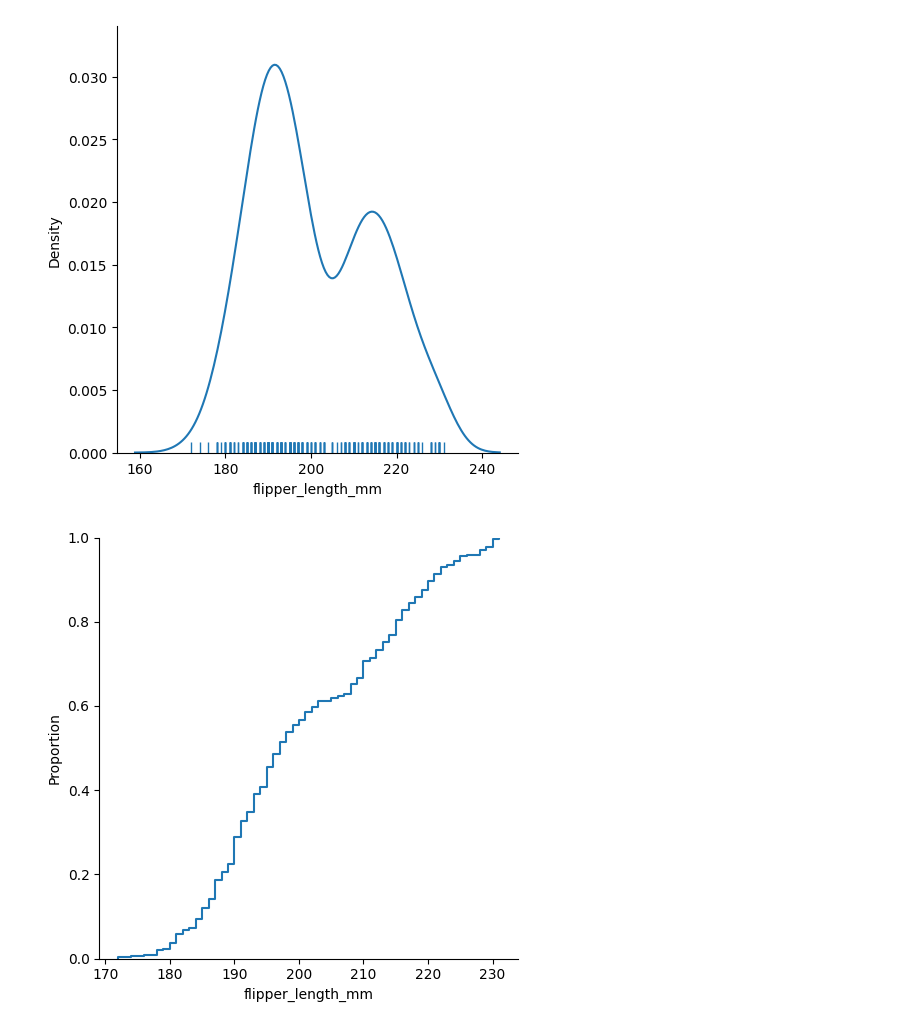
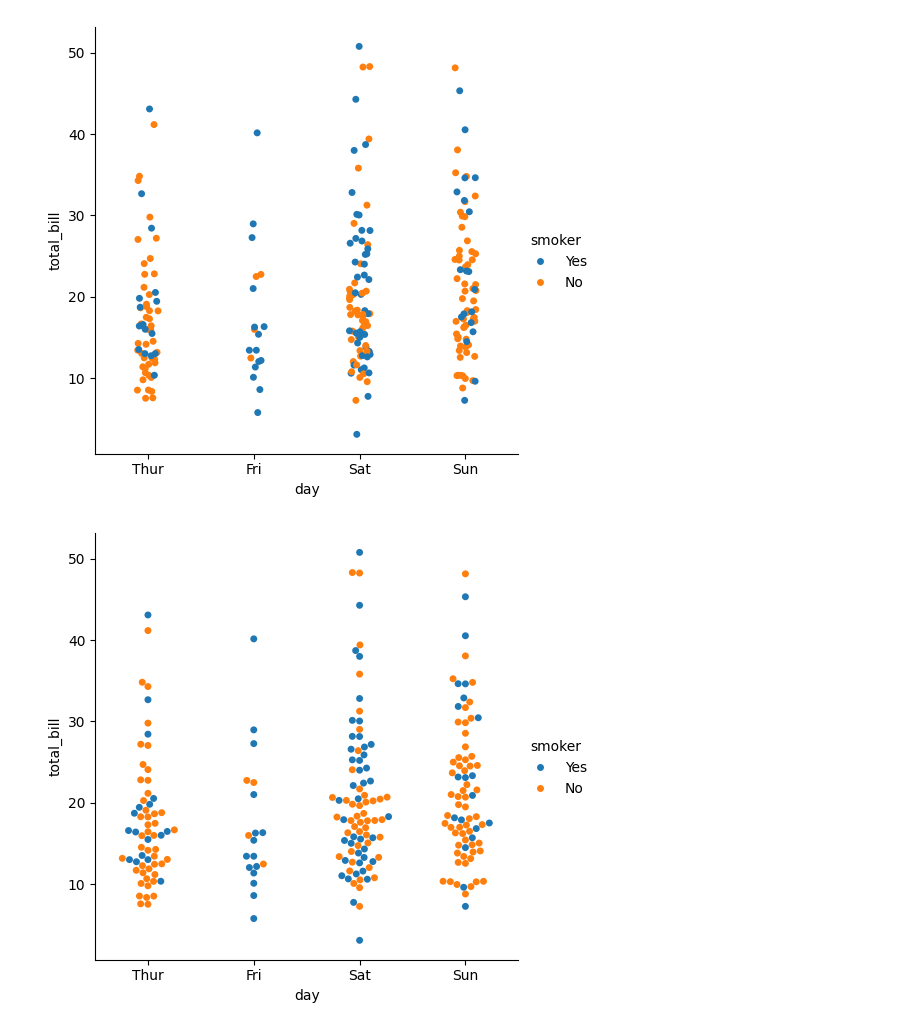
Before and after one commit to XavZol/Seaborn, a Jupyter notebook: Seaborn_New.ipynb, the cells around one changed output. Drawn from its saved outputs; the diff is of its cells as text; code cells hidden in the pictures.

```diff
--- a/Seaborn_New.ipynb
+++ b/Seaborn_New.ipynb
@@ -32,16 +1,50 @@ plt.show()
-# %%
-sns.displot(data=pinguinos,
-            x="flipper_length_mm",
-            kind="kde",
-            rug=True)
-plt.show()
-# %% [output]
-[figure, removed]
-# %%
-
-sns.displot(data=pinguinos,
-            x="flipper_length_mm",
-            kind="ecdf",) # Dato de distribución acumulativa empirica, nos muestra la proporción de observaciones que caen por debajop de cada valor
-plt.show()
-# %% [output]
-[figure, removed]
+# %%
+import seaborn as sns
+import matplotlib.pyplot as plt
+
+propinas = sns.load_dataset("tips")
+
+sns.catplot(data=propinas,
+            kind="strip",
+            x="day",
+            y="total_bill",
+            hue="smoker");
+plt.show()
+
+sns.catplot(data=propinas,
+            kind="swarm", # evita el solapamiento
+            x="day",
+            y="total_bill",
+            hue="smoker");
+plt.show()
+
+sns.catplot(data=propinas,
+            kind="box", # diagrama de caja y bigotes
+            x="day",
+            y="total_bill",
+            hue="smoker");
+plt.show()
+
+sns.catplot(data=propinas,
+            kind="violin",
+            x="day",
+            y="total_bill",
+            hue="smoker");
+plt.show()
+
+sns.catplot(data=propinas,
+            kind="point",
+            x="day",
+            y="total_bill",
+            hue="smoker");
+plt.show()
+
+sns.catplot(data=propinas,
+            kind="bar",
+            x="day",
+            y="total_bill",
+            hue="smoker");
+plt.show()
+# %% [output]
+[figure, added]
+[figure, added]
```
Also changed, not shown: parts of 2 cells of this notebook, 2 other files.
